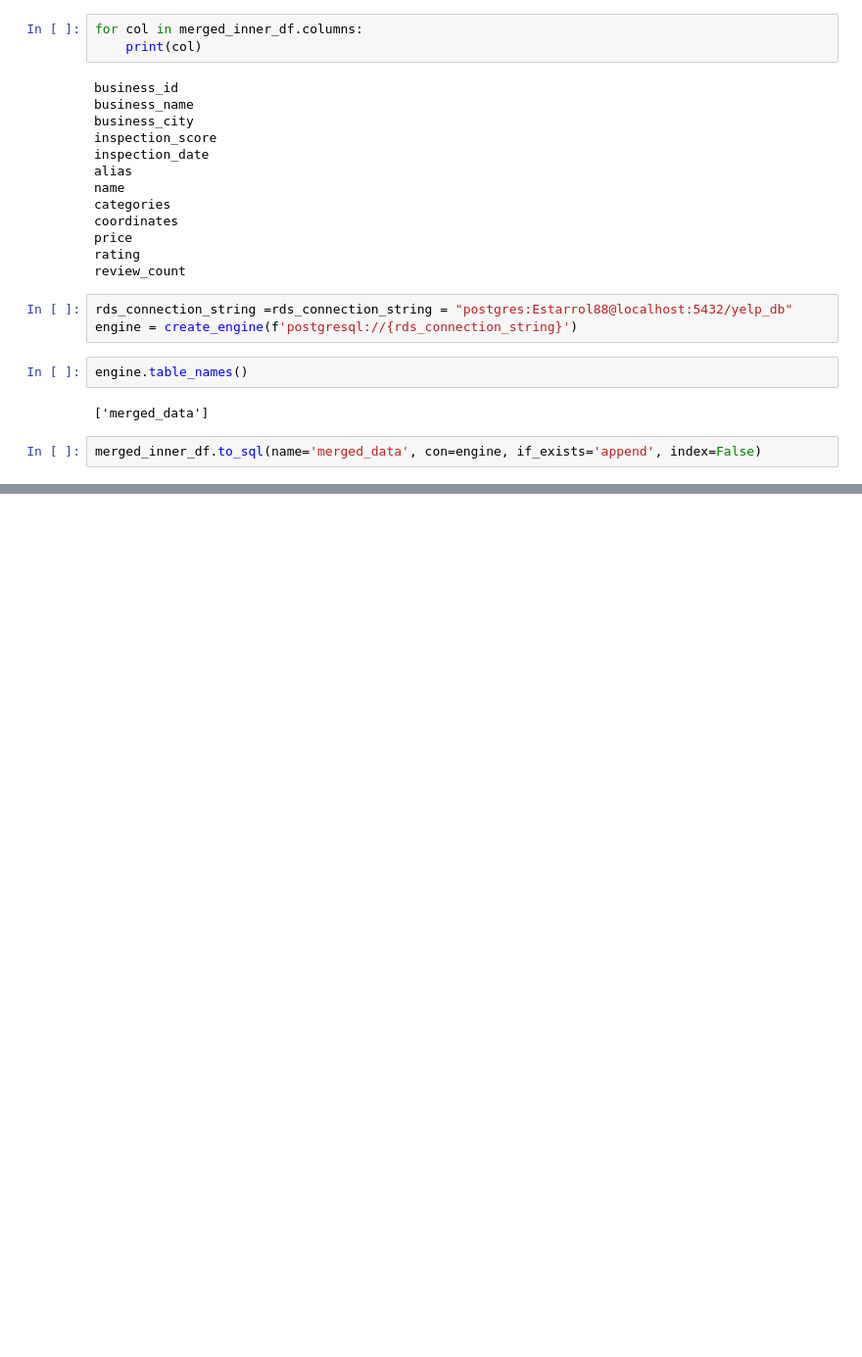
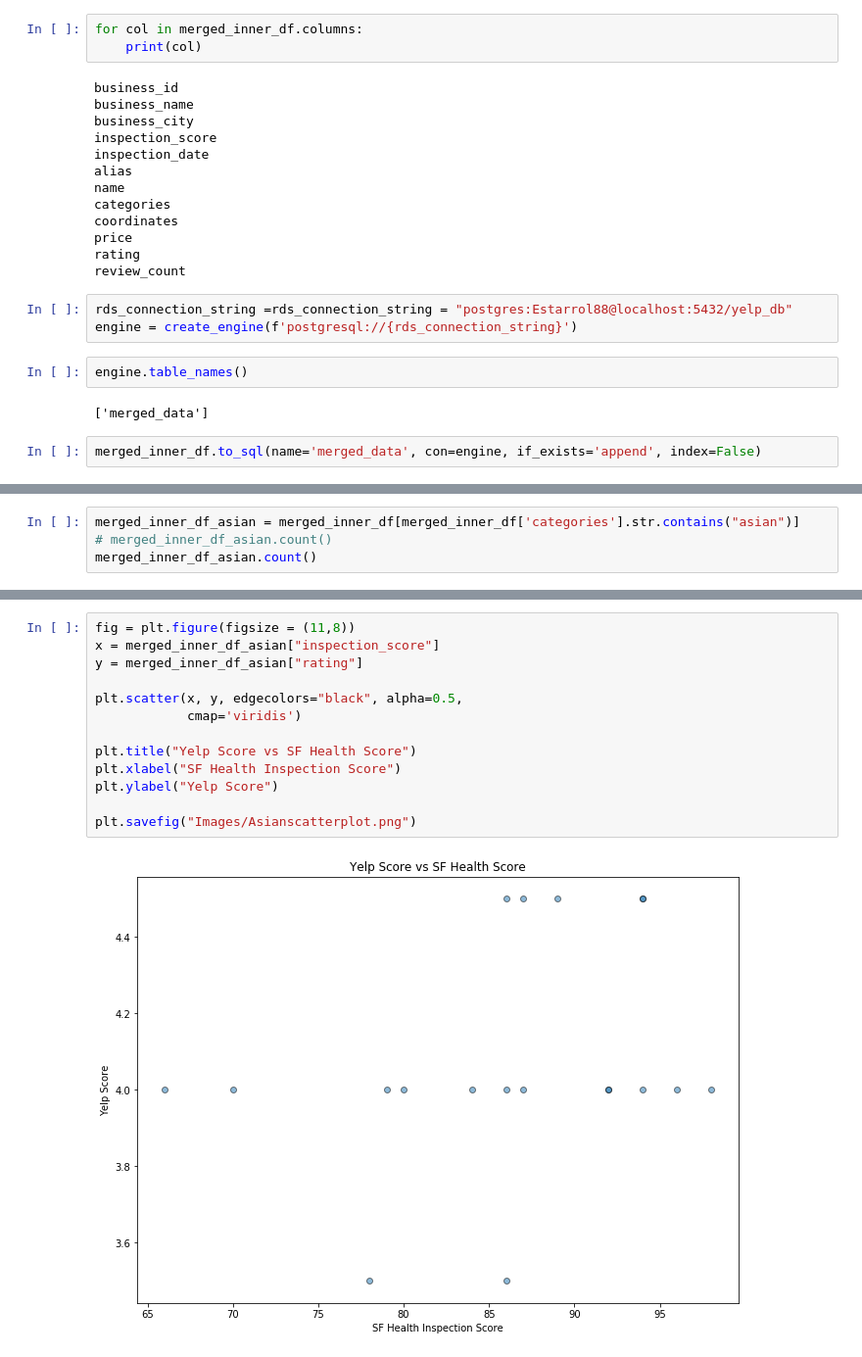
Before and after one commit to gfullsack/SF-Restaurant-Yelp-and-Health-Score, a Jupyter notebook: Database.ipynb, the cells around one changed output, grey strips where cells are left out. Shown at 98% size. Saved outputs shown, nothing was run; the diff lists cells and outputs as text; blank space fills up the shorter version.

```diff
--- a/Database.ipynb
+++ b/Database.ipynb
@@ -223,0 +232,4 @@ x.corr(y)
+# %%
+merged_inner_df_asian = merged_inner_df[merged_inner_df['categories'].str.contains("asian")]
+# merged_inner_df_asian.count()
+merged_inner_df_asian.count()
@@ -223,0 +250,15 @@ x.corr(y)
+# %%
+fig = plt.figure(figsize = (11,8))
+x = merged_inner_df_asian["inspection_score"]
+y = merged_inner_df_asian["rating"]
+
+plt.scatter(x, y, edgecolors="black", alpha=0.5,
+            cmap='viridis')
+
+plt.title("Yelp Score vs SF Health Score")
+plt.xlabel("SF Health Inspection Score")
+plt.ylabel("Yelp Score")
+
+plt.savefig("Images/Asianscatterplot.png")
+# %% [output]
+[figure, added]
```
Also changed, not shown: parts of 11 cells of this notebook, 2 other files.
